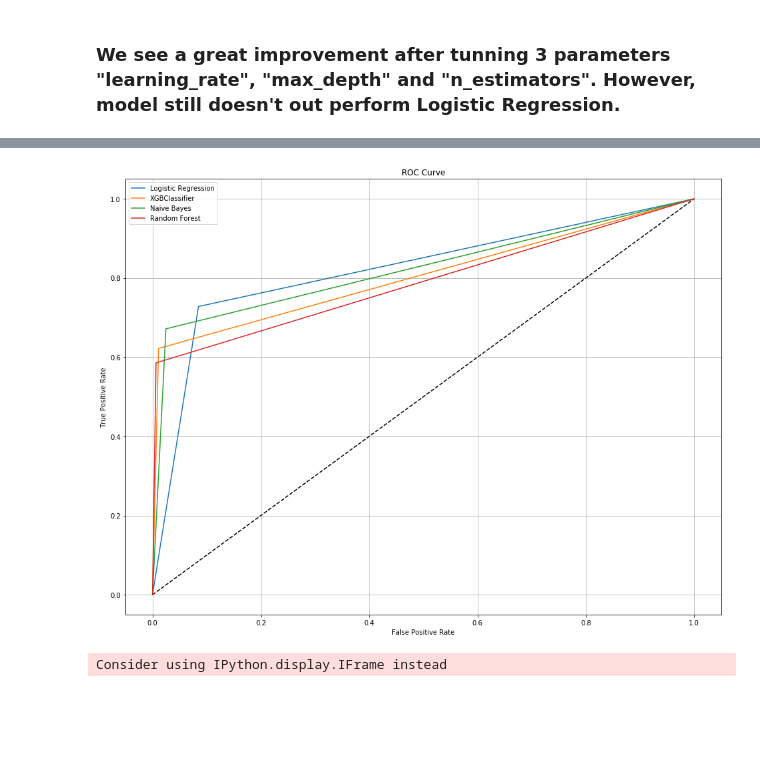
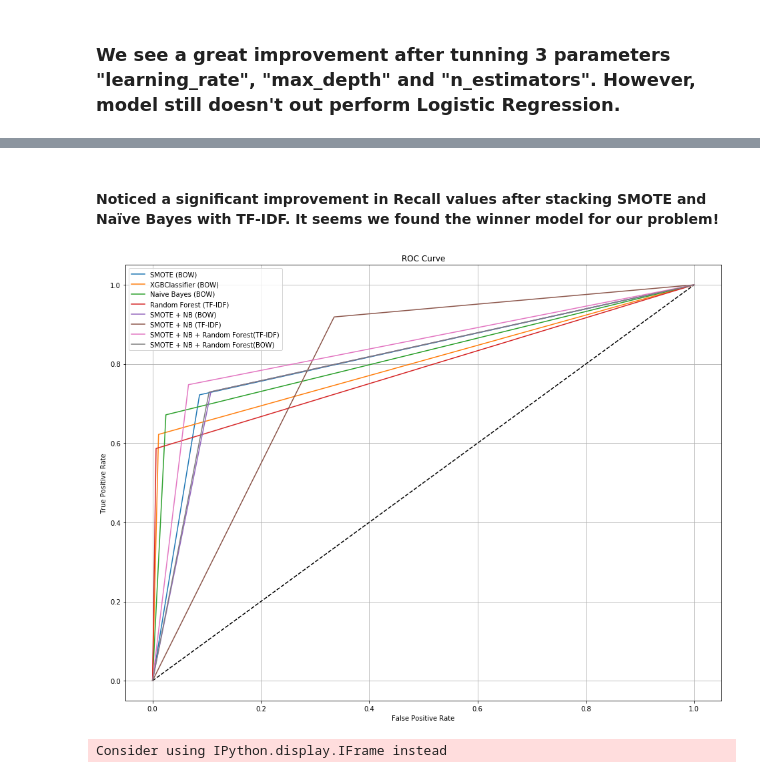
Before and after one commit to Mernegar/Toxic-Comment, a Jupyter notebook: Traditional Machine Learning/Traditional Machine Learning.ipynb, the cells around one changed output, grey strips where cells are left out. Saved outputs shown, nothing was run; the diff lists cells and outputs as text; code cells hidden in the pictures; blank space fills up the shorter version.

```diff
--- a/Traditional Machine Learning/Traditional Machine Learning.ipynb
+++ b/Traditional Machine Learning/Traditional Machine Learning.ipynb
@@ -614,0 +778,26 @@ Recall score:  0.6221562809099901
+# %%
+%%time
+from sklearn.ensemble import VotingClassifier
+
+nb = MultinomialNB(alpha= 0.701)
+
+xgb = XGBClassifier(learning_rate=0.3 , max_depth= 15 , n_estimators= 200 )
+
+smote_pipeline = make_pipeline_imb(SMOTE(sampling_strategy= 0.7) , lr)
+
+eclf2 = VotingClassifier(estimators=[('smote', smote_pipeline), ('nb', nb)] , voting='soft' ,
+                        weights=[20 , 1])
+
+eclf2.fit(tfid_train_matrix , y_train)
+
+eclf2_predict = eclf1.predict(tfid_test_matrix)
+
+print (metrics.accuracy_score(y_test , eclf2_predict))
+
+print (metrics.confusion_matrix(y_test , eclf2_predict))
+
+print("F1 score: ", metrics.f1_score(y_test , eclf2_predict))
+
+print("Precision score: " , metrics.precision_score(y_test , eclf2_predict))
+
+print("Recall score: " , metrics.recall_score(y_test , eclf2_predict))
@@ -615,22 +813,32 @@ Recall score:  0.6221562809099901
+# %% [markdown]
+#### Noticed a significant improvement in Recall values after stacking SMOTE and Naïve Bayes with TF-IDF. It seems we found the winner model for our problem!
 # %%
 from sklearn.metrics import roc_curve, roc_auc_score
 
 lr_fp, lr_tpr, lr_thresholds  = roc_curve(y_test, smote_predict)
 svm_fp, svm_tpr, svm_thresholds  = roc_curve(y_test, xgb_bow_prediction)
 nb_fp, nb_tpr, nb_thresholds  = roc_curve(y_test, nb_bow_predction)
 rf_fp, rf_tpr, rf_thresholds  = roc_curve(y_test, rfc_tfid_prediction)
+bow_com_fp, bow_com_tpr, bow_com_thresholds  = roc_curve(y_test, eclf1_predict)
+tf_com_fp, tf_com_tpr, tf_com_thresholds  = roc_curve(y_test, eclf2_predict)
+tf_3w_fp, tf_3w_tpr, tf_3w_thresholds  = roc_curve(y_test, eclf3_predict)
+bow_3w_fp, bow_3w_tpr, bow_3w_thresholds  = roc_curve(y_test, eclf4_predict)
 plt.figure(figsize= (16 , 12))
 plt.plot([0,1], [0,1], 'k--' , )
-plt.plot(lr_fp, lr_tpr, label='Logistic Regression')
-plt.plot(svm_fp, svm_tpr, label='XGBClassifier')
-plt.plot(nb_fp, nb_tpr, label='Naive Bayes')
-plt.plot(rf_fp, rf_tpr, label='Random Forest')
+plt.plot(lr_fp, lr_tpr, label='SMOTE (BOW)')
+plt.plot(svm_fp, svm_tpr, label='XGBClassifier (BOW)')
+plt.plot(nb_fp, nb_tpr, label='Naive Bayes (BOW)')
+plt.plot(rf_fp, rf_tpr, label='Random Forest (TF-IDF)')
+plt.plot(bow_com_fp, bow_com_tpr, label='SMOTE + NB (BOW)')
+plt.plot(tf_com_fp, tf_com_tpr, label='SMOTE + NB (TF-IDF)')
+plt.plot(tf_3w_fp, tf_3w_tpr, label='SMOTE + NB + Random Forest(TF-IDF)')
+plt.plot(bow_3w_fp, bow_3w_tpr, label='SMOTE + NB + Random Forest(BOW)')
 plt.xlabel('False Positive Rate')
 plt.ylabel('True Positive Rate')
 plt.title('ROC Curve')
 plt.grid(True)
 plt.legend()
 plt.show()
 # %% [output]
-[figure, old version]
+[figure, new version]
 # %%
```
Also changed, not shown: parts of 31 cells of this notebook.
